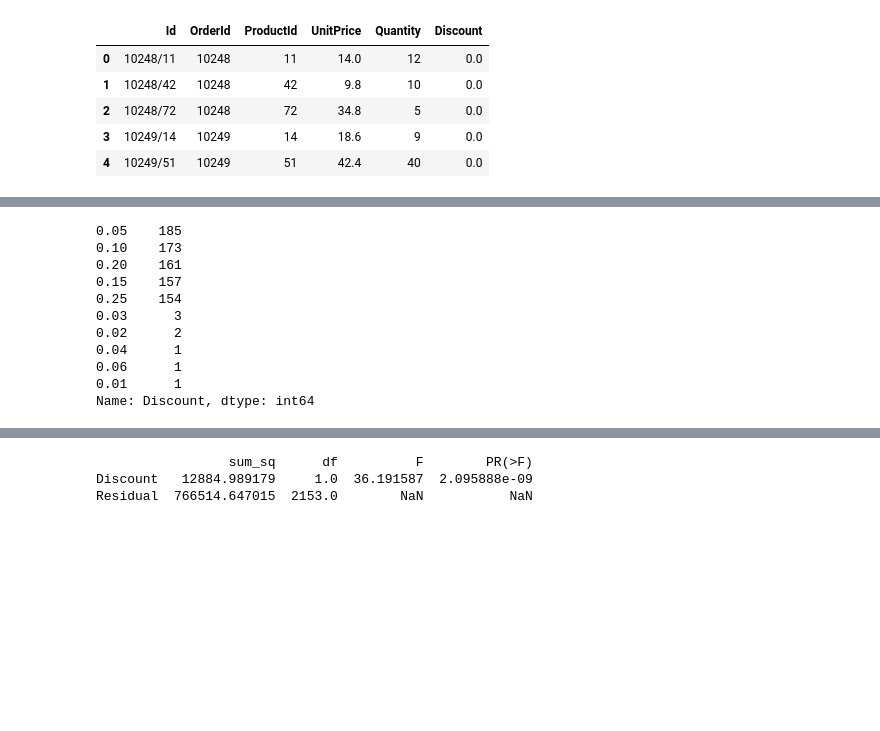
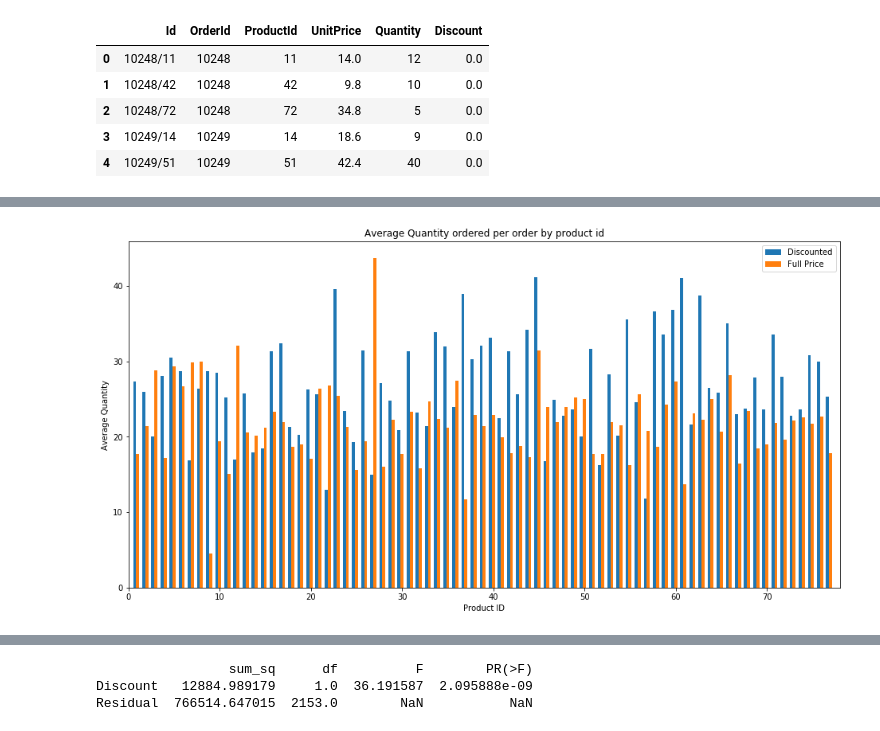
Before and after one commit to zfeizollahi/dsc-mod-3-project-online-ds-sp-000, a Jupyter notebook: Stats_Prop_Module.ipynb, the cells around one changed output, grey strips where cells are left out. Cells and saved outputs as stored; diff of their text form; code cells hidden in the pictures; blank space fills up the shorter version.

```diff
--- a/Stats_Prop_Module.ipynb
+++ b/Stats_Prop_Module.ipynb
@@ -40,17 +60,20 @@ df.head()
 # %%
 discount_df = df[df.Discount != 0]
 fullprice_df = df[df.Discount == 0]
-# %%
-discount_df.Discount.value_counts()
-# %% [output]
-0.05    185
-0.10    173
-0.20    161
-0.15    157
-0.25    154
-0.03      3
-0.02      2
-0.04      1
-0.06      1
-0.01      1
-Name: Discount, dtype: int64
+# %%
+product_ids = list(discount_df.ProductId.unique())
+product_ids.sort()
+# %%
+plt.figure(figsize=(16,8))
+
+width = np.min(np.diff(product_ids))/3
+plt.bar(product_ids - width, discount_df.groupby('ProductId').Quantity.mean(), width, label='Discounted')
+plt.bar(product_ids, fullprice_df.groupby('ProductId').Quantity.mean(), width, label='Full Price')
+plt.xlim(0, max(product_ids)+1)
+plt.legend()
+plt.title("Average Quantity ordered per order by product id")
+plt.xlabel('Product ID')
+plt.ylabel("Average Quantity")
+plt.show();
+# %% [output]
+[figure, added]
```
Also changed, not shown: parts of 36 cells of this notebook.
